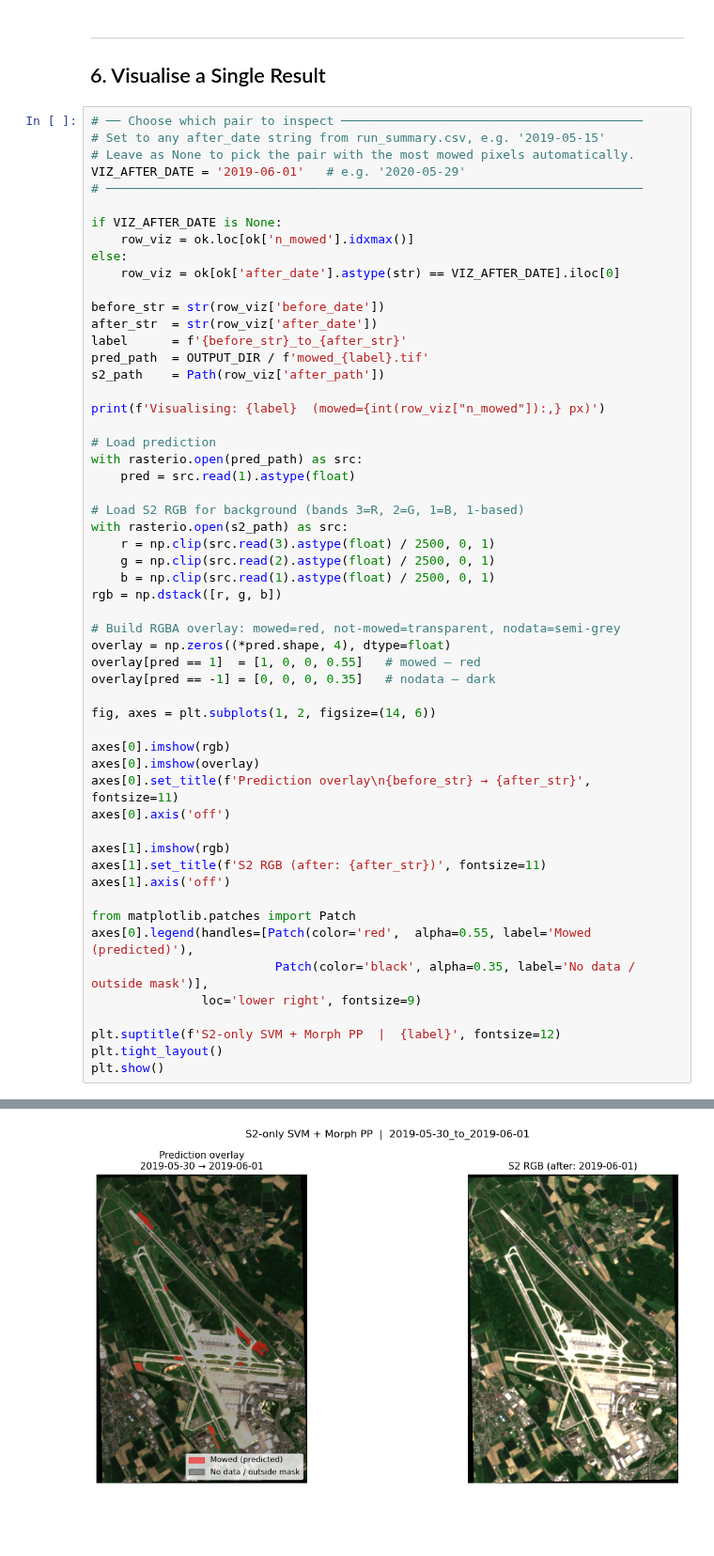
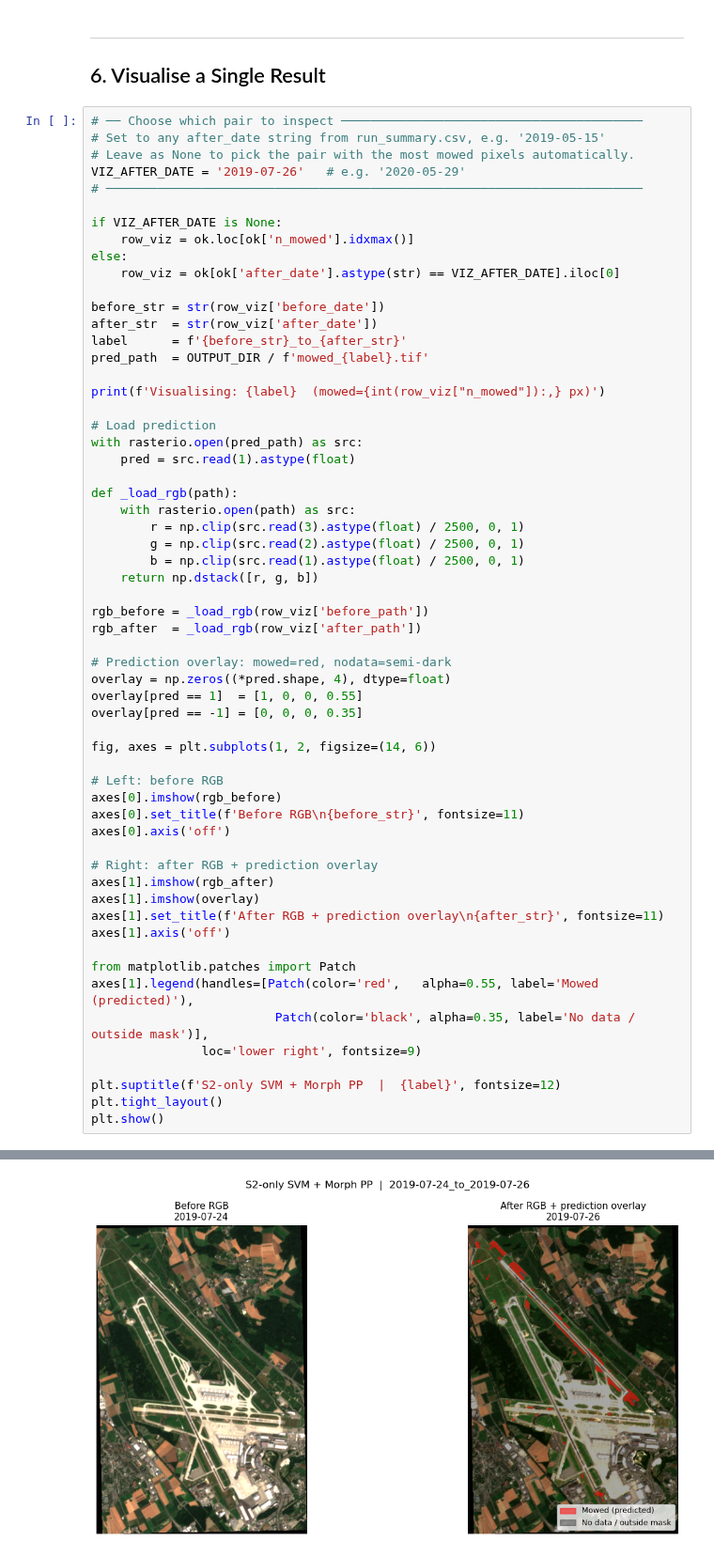
Before and after one commit to klaveflo/satellite-mowing-detection, a Jupyter notebook: notebooks/10_full_application.ipynb, the cells around one changed output, grey strips where cells are left out. Shown at 94% size. Cells and saved outputs as stored; diff of their text form; blank space fills up the shorter version.

Commit message:
small renamings, visualization improvements

```diff
--- a/notebooks/10_full_application.ipynb
+++ b/notebooks/10_full_application.ipynb
@@ -317,7 +280,7 @@ year
 # ── Choose which pair to inspect ─────────────────────────────────────────
 # Set to any after_date string from run_summary.csv, e.g. '2019-05-15'
 # Leave as None to pick the pair with the most mowed pixels automatically.
-VIZ_AFTER_DATE = '2019-06-01'   # e.g. '2020-05-29'
+VIZ_AFTER_DATE = '2019-07-26'   # e.g. '2020-05-29'
 # ─────────────────────────────────────────────────────────────────────────
 
 if VIZ_AFTER_DATE is None:
@@ -329,7 +292,6 @@ before_str = str(row_viz['before_date'])
 after_str  = str(row_viz['after_date'])
 label      = f'{before_str}_to_{after_str}'
 pred_path  = OUTPUT_DIR / f'mowed_{label}.tif'
-s2_path    = Path(row_viz['after_path'])
 
 print(f'Visualising: {label}  (mowed={int(row_viz["n_mowed"]):,} px)')
 
@@ -337,31 +299,36 @@ print(f'Visualising: {label}  (mowed={int(row_viz["n_mowed"]):,} px)')
 with rasterio.open(pred_path) as src:
     pred = src.read(1).astype(float)
 
-# Load S2 RGB for background (bands 3=R, 2=G, 1=B, 1-based)
-with rasterio.open(s2_path) as src:
-    r = np.clip(src.read(3).astype(float) / 2500, 0, 1)
-    g = np.clip(src.read(2).astype(float) / 2500, 0, 1)
-    b = np.clip(src.read(1).astype(float) / 2500, 0, 1)
-rgb = np.dstack([r, g, b])
+def _load_rgb(path):
+    with rasterio.open(path) as src:
+        r = np.clip(src.read(3).astype(float) / 2500, 0, 1)
+        g = np.clip(src.read(2).astype(float) / 2500, 0, 1)
+        b = np.clip(src.read(1).astype(float) / 2500, 0, 1)
+    return np.dstack([r, g, b])
 
-# Build RGBA overlay: mowed=red, not-mowed=transparent, nodata=semi-grey
+rgb_before = _load_rgb(row_viz['before_path'])
+rgb_after  = _load_rgb(row_viz['after_path'])
+
+# Prediction overlay: mowed=red, nodata=semi-dark
 overlay = np.zeros((*pred.shape, 4), dtype=float)
-overlay[pred == 1]  = [1, 0, 0, 0.55]   # mowed — red
-overlay[pred == -1] = [0, 0, 0, 0.35]   # nodata — dark
+overlay[pred == 1]  = [1, 0, 0, 0.55]
+overlay[pred == -1] = [0, 0, 0, 0.35]
 
 fig, axes = plt.subplots(1, 2, figsize=(14, 6))
 
-axes[0].imshow(rgb)
-axes[0].imshow(overlay)
-axes[0].set_title(f'Prediction overlay\n{before_str} → {after_str}', fontsize=11)
+# Left: before RGB
+axes[0].imshow(rgb_before)
+axes[0].set_title(f'Before RGB\n{before_str}', fontsize=11)
 axes[0].axis('off')
 
-axes[1].imshow(rgb)
-axes[1].set_title(f'S2 RGB (after: {after_str})', fontsize=11)
+# Right: after RGB + prediction overlay
+axes[1].imshow(rgb_after)
+axes[1].imshow(overlay)
+axes[1].set_title(f'After RGB + prediction overlay\n{after_str}', fontsize=11)
 axes[1].axis('off')
 
 from matplotlib.patches import Patch
-axes[0].legend(handles=[Patch(color='red',  alpha=0.55, label='Mowed (predicted)'),
+axes[1].legend(handles=[Patch(color='red',   alpha=0.55, label='Mowed (predicted)'),
                          Patch(color='black', alpha=0.35, label='No data / outside mask')],
                loc='lower right', fontsize=9)
 
@@ -373 +340 @@ Visualising: 2019-05-30_to_2019-06-01  (mowed=1,691 px)
-[figure, old version]
+[figure, new version]
```
Also changed, not shown: parts of 3 cells of this notebook.
